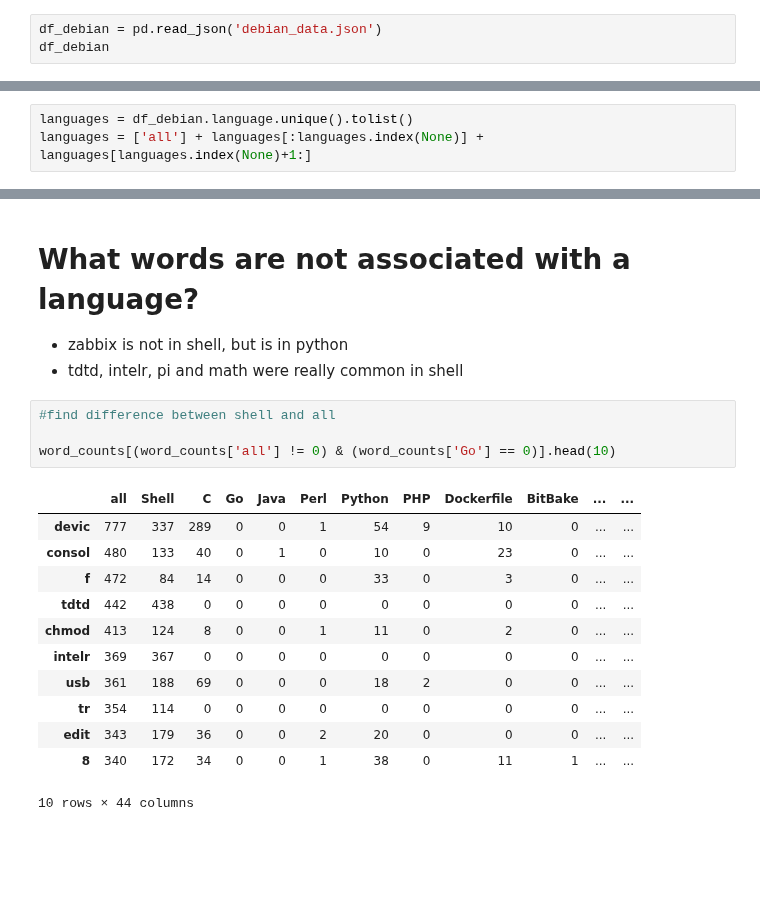
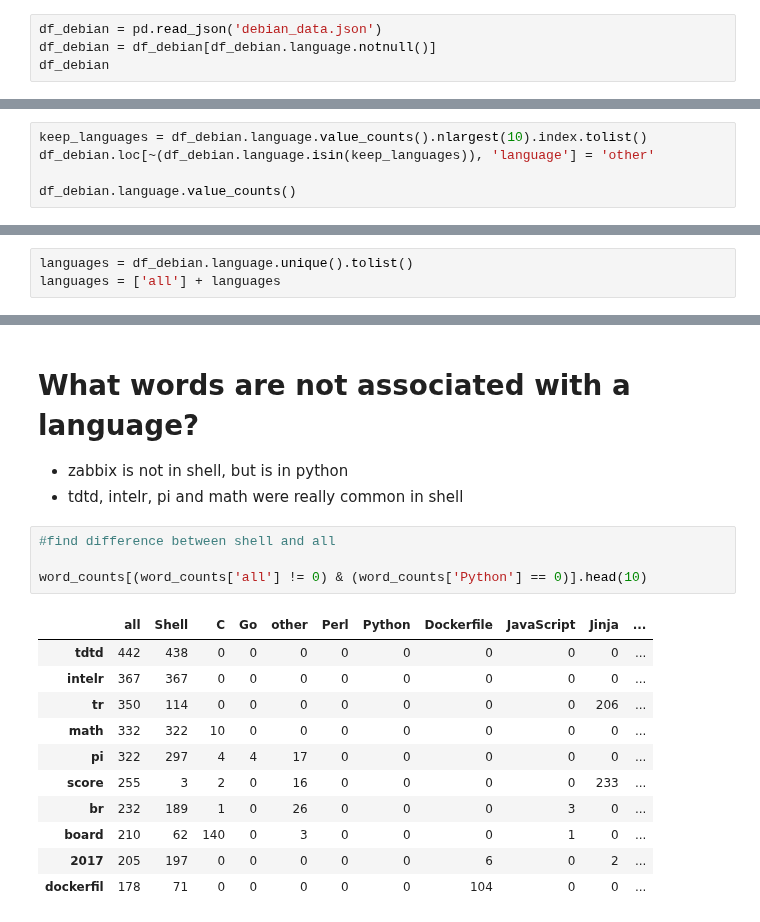
Before and after one commit to jemison-nlp-AnJeSt/github-NLP-project, a Jupyter notebook: fitzsimon_explore_notes.ipynb, the cells around one changed output, grey strips where cells are left out. Cells and saved outputs as stored; diff of their text form; blank space fills up the shorter version.

```diff
--- a/fitzsimon_explore_notes.ipynb
+++ b/fitzsimon_explore_notes.ipynb
@@ -23,6 +24,7 @@ import constants_prepare as c
 - "install" and "use" represent about 0.03 of the corpus
 # %%
 df_debian = pd.read_json('debian_data.json')
+df_debian = df_debian[df_debian.language.notnull()]
 df_debian
 # %% [output]
 |  | repo | language | readme_contents |
@@ -315,0 +327,5 @@ pd.concat([debian_corpus_series.value_counts(), debian_corpus_series.value_count
+# %%
+keep_languages = df_debian.language.value_counts().nlargest(10).index.tolist()
+df_debian.loc[~(df_debian.language.isin(keep_languages)), 'language'] = 'other'
+
+df_debian.language.value_counts()
@@ -316,6 +345,6 @@ pd.concat([debian_corpus_series.value_counts(), debian_corpus_series.value_count
 # %%
 languages = df_debian.language.unique().tolist()
-languages = ['all'] + languages[:languages.index(None)] + languages[languages.index(None)+1:]
+languages = ['all'] + languages
 # %%
 print(languages)
 # %% [output]
@@ -377,17 +402,16 @@ word_counts
 # %%
 #find difference between shell and all
 
-word_counts[(word_counts['all'] != 0) & (word_counts['Go'] == 0)].head(10)
+word_counts[(word_counts['all'] != 0) & (word_counts['Python'] == 0)].head(10)
 # %% [output]
-|  | all | Shell | C | Go | Java | Perl | Python | PHP | Dockerfile | BitBake | ... | ... |
-| devic | 777 | 337 | 289 | 0 | 0 | 1 | 54 | 9 | 10 | 0 | ... | ... |
-| consol | 480 | 133 | 40 | 0 | 1 | 0 | 10 | 0 | 23 | 0 | ... | ... |
-| f | 472 | 84 | 14 | 0 | 0 | 0 | 33 | 0 | 3 | 0 | ... | ... |
-| tdtd | 442 | 438 | 0 | 0 | 0 | 0 | 0 | 0 | 0 | 0 | ... | ... |
-| chmod | 413 | 124 | 8 | 0 | 0 | 1 | 11 | 0 | 2 | 0 | ... | ... |
-| intelr | 369 | 367 | 0 | 0 | 0 | 0 | 0 | 0 | 0 | 0 | ... | ... |
-| usb | 361 | 188 | 69 | 0 | 0 | 0 | 18 | 2 | 0 | 0 | ... | ... |
-| tr | 354 | 114 | 0 | 0 | 0 | 0 | 0 | 0 | 0 | 0 | ... | ... |
-| edit | 343 | 179 | 36 | 0 | 0 | 2 | 20 | 0 | 0 | 0 | ... | ... |
-| 8 | 340 | 172 | 34 | 0 | 0 | 1 | 38 | 0 | 11 | 1 | ... | ... |
+|  | all | Shell | C | Go | other | Perl | Python | Dockerfile | JavaScript | Jinja | ... |
+| tdtd | 442 | 438 | 0 | 0 | 0 | 0 | 0 | 0 | 0 | 0 | ... |
+| intelr | 367 | 367 | 0 | 0 | 0 | 0 | 0 | 0 | 0 | 0 | ... |
+| tr | 350 | 114 | 0 | 0 | 0 | 0 | 0 | 0 | 0 | 206 | ... |
+| math | 332 | 322 | 10 | 0 | 0 | 0 | 0 | 0 | 0 | 0 | ... |
+| pi | 322 | 297 | 4 | 4 | 17 | 0 | 0 | 0 | 0 | 0 | ... |
+| score | 255 | 3 | 2 | 0 | 16 | 0 | 0 | 0 | 0 | 233 | ... |
+| br | 232 | 189 | 1 | 0 | 26 | 0 | 0 | 0 | 3 | 0 | ... |
+| board | 210 | 62 | 140 | 0 | 3 | 0 | 0 | 0 | 1 | 0 | ... |
+| 2017 | 205 | 197 | 0 | 0 | 0 | 0 | 0 | 6 | 0 | 2 | ... |
+| dockerfil | 178 | 71 | 0 | 0 | 0 | 0 | 0 | 104 | 0 | 0 | ... |
-10 rows × 44 columns
```
Also changed, not shown: parts of 31 cells of this notebook.
